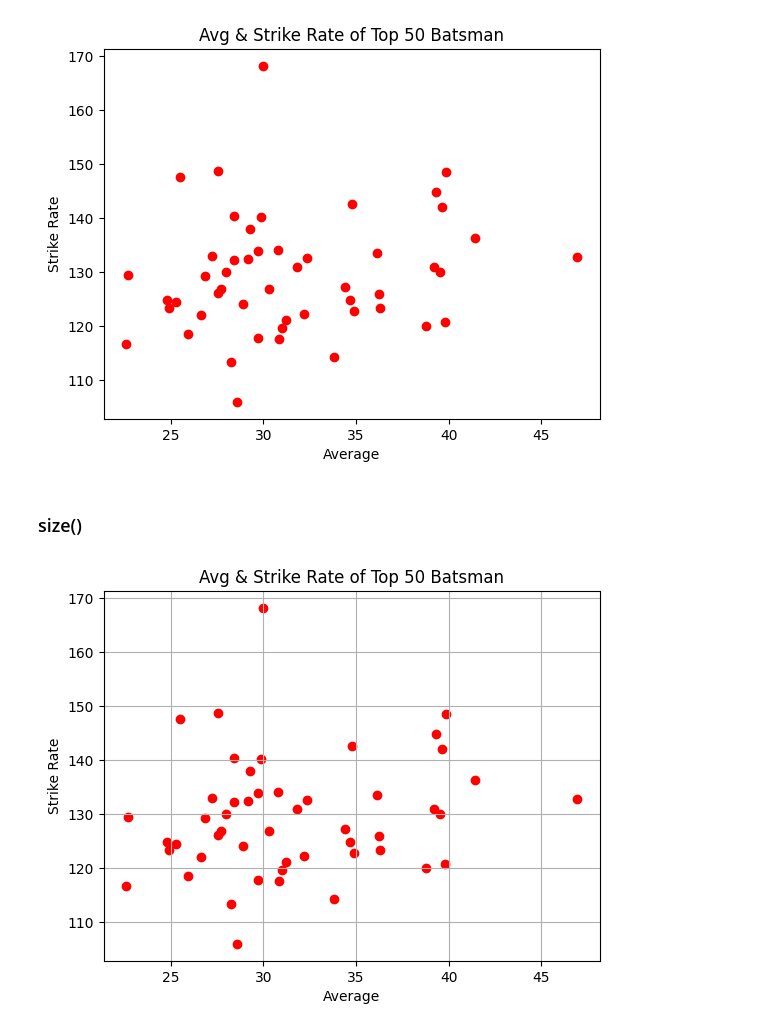
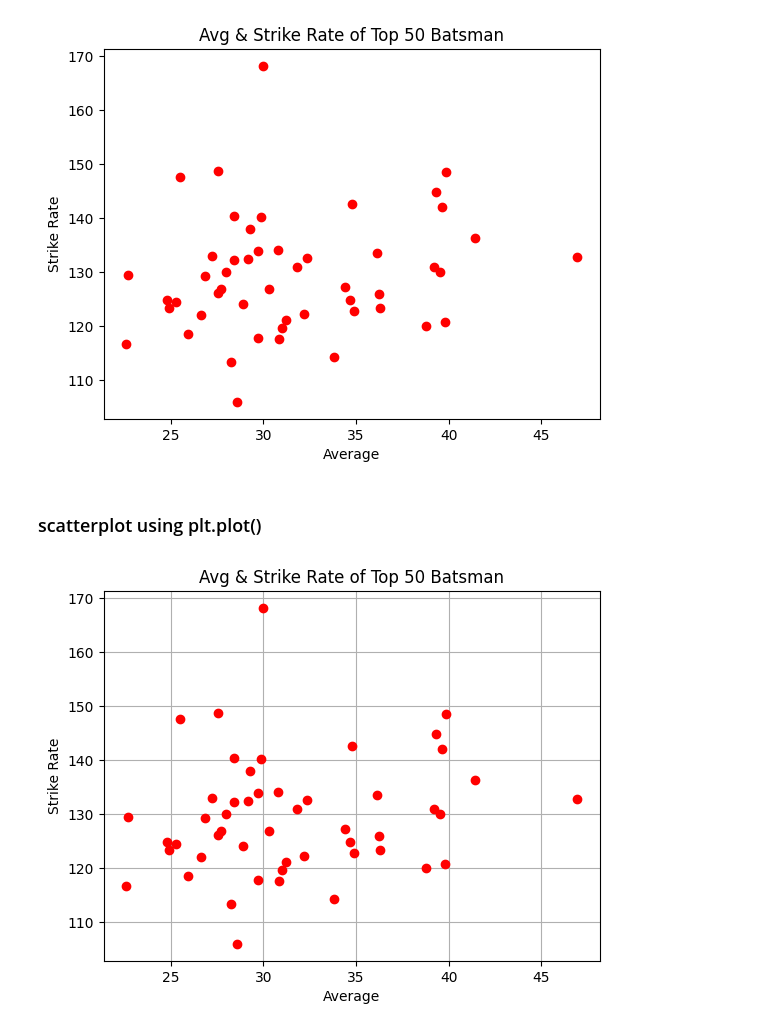
Before and after one commit to mohitjaryal/matplotlib, a Jupyter notebook: Datavisulization/Scatter-Plot/betterDataSet.ipynb, the cells around one changed output. Cells and saved outputs as stored; diff of their text form; code cells hidden in the pictures.

```diff
--- a/Datavisulization/Scatter-Plot/betterDataSet.ipynb
+++ b/Datavisulization/Scatter-Plot/betterDataSet.ipynb
@@ -57,12 +57,12 @@ plt.ylabel('Strike Rate')
 Text(0, 0.5, 'Strike Rate')
 [figure]
 # %% [markdown]
-### size()
+### scatterplot using plt.plot()
-# %%
-plt.scatter(better['avg'],better['strike_rate'],color='red')
-plt.title('Avg & Strike Rate of Top 50 Batsman')
-plt.xlabel('Average')
-plt.ylabel('Strike Rate')
-plt.grid()
-# %% [output]
-[figure, removed]
+# %%
+plt.plot(better['avg'],better['strike_rate'],'o',color='red')
+plt.title('Avg & Strike Rate of Top 50 Batsman')
+plt.xlabel('Average')
+plt.ylabel('Strike Rate')
+plt.grid()
+# %% [output]
+[figure, added]
```
